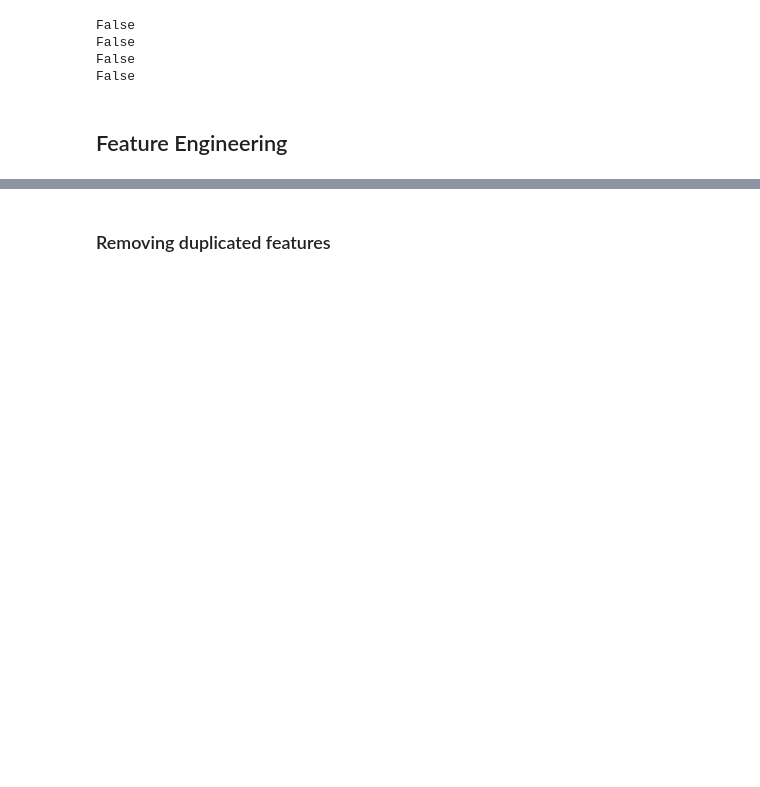
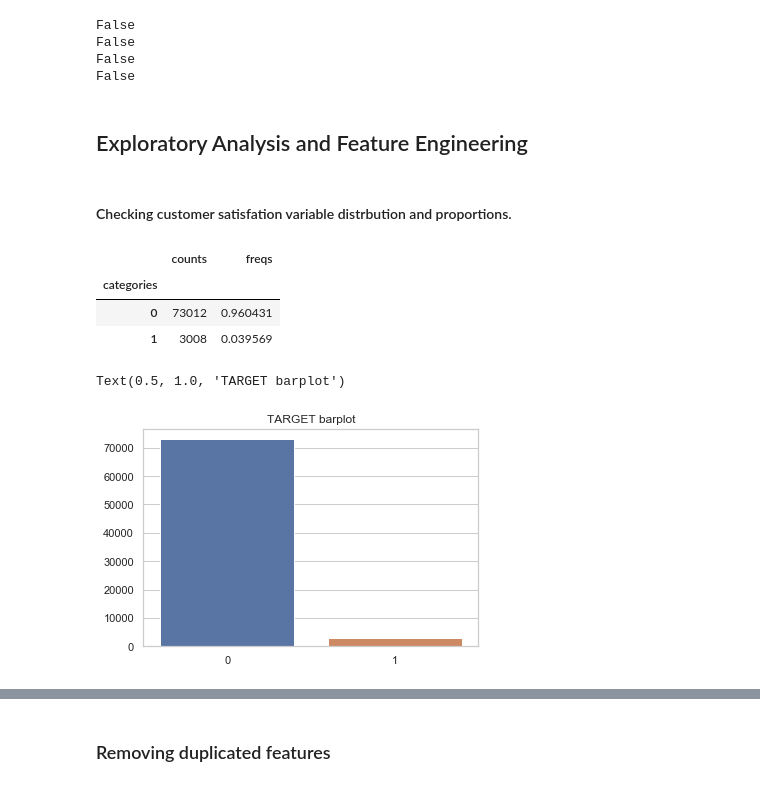
Before and after one commit to naiaraap/Predicting-Customer-Satisfaction-Level-from-Santander, a Jupyter notebook: CustomerSatisfactionLevelPrediction.ipynb, the cells around one changed output, grey strips where cells are left out. Drawn from its saved outputs; the diff is of its cells as text; code cells hidden in the pictures; blank space fills up the shorter version.

```diff
--- a/CustomerSatisfactionLevelPrediction.ipynb
+++ b/CustomerSatisfactionLevelPrediction.ipynb
@@ -45,0 +55,10 @@ df_test.head()
+# %%
+# Getting top-10 most common values
+print(df_train.var3.value_counts()[:10])
+
+# There are 116 missing values.
+print("\nmissing values: ", len(df_train.loc[df_train.var3==-999999]))
+
+# Replacing missing values (-999999) by most common value 2
+df_train.var3 = df_train.var3.replace(-999999,2)
+df_test.var3 = df_test.var3.replace(-999999,2)
@@ -59,4 +92,4 @@ False
 False
 False
 # %% [markdown]
-## Feature Engineering
+## Exploratory Analysis and Feature Engineering
@@ -69,8 +96,17 @@ original_col_names = df_train.columns
-# %%
-# Setting new columns names for to facilitate data manipulation.
-new_col_names = ["ID"]
-new_col_names = new_col_names + (["var" + str(i) for i in range(1,370)])
-new_col_names = new_col_names + ["TARGET"]
-
-df_train.columns = new_col_names
-df_test.columns = new_col_names
+# %% [markdown]
+#### Checking customer satisfation variable distrbution and proportions.
+# %%
+# TARGET values and proportion
+df = pd.DataFrame(pd.Categorical(df_train.TARGET).describe())
+display(df)
+
+# TARGET variable barplot
+sns.set(style="whitegrid")
+sns.barplot(x=[0,1], y=df_train.TARGET.value_counts().values).set_title('TARGET barplot')
+# %% [output]
+|  | counts | freqs |
+| categories |  |  |
+| 0 | 73012 | 0.960431 |
+| 1 | 3008 | 0.039569 |
+Text(0.5, 1.0, 'TARGET barplot')
+[figure, added]
```
Also changed, not shown: parts of 47 cells of this notebook.
